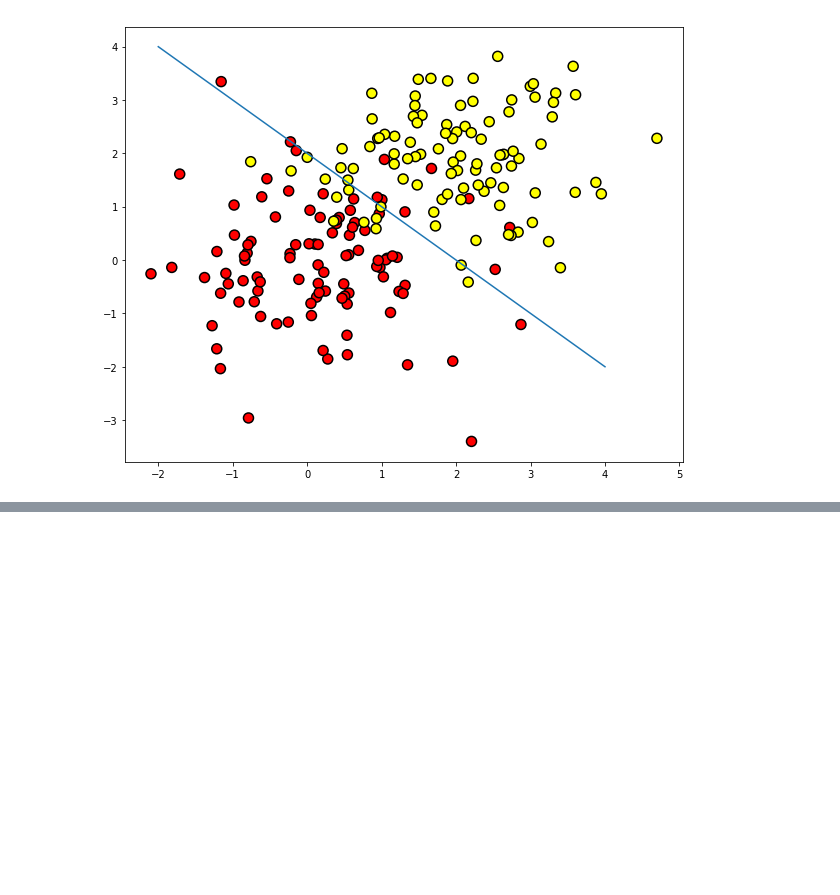
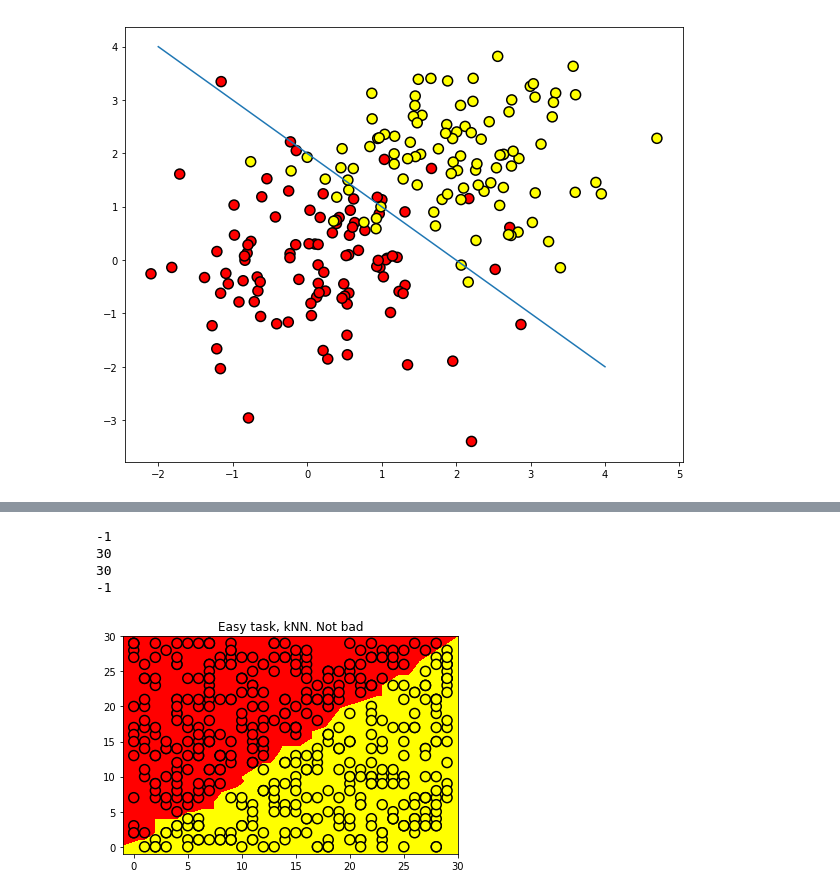
Before and after one commit to dmuml10/mlcourse.ai, a Jupyter notebook: Assignment3/Topic3.ipynb, the cells around one changed output, grey strips where cells are left out. Saved outputs shown, nothing was run; the diff lists cells and outputs as text; code cells hidden in the pictures; blank space fills up the shorter version.

```diff
--- a/Assignment3/Topic3.ipynb
+++ b/Assignment3/Topic3.ipynb
@@ -65,0 +382,15 @@ cmap='autumn', edgecolors='black', linewidth=1.5);
+# %%
+knn = KNeighborsClassifier(n_neighbors=1).fit(X, y)
+
+xx, yy = get_grid(X)
+predicted = knn.predict(np.c_[xx.ravel(), yy.ravel()]).reshape(xx.shape)
+plt.pcolormesh(xx, yy, predicted, cmap='autumn')
+plt.scatter(X[:, 0], X[:, 1], c=y, s=100,
+cmap='autumn', edgecolors='black', linewidth=1.5);
+plt.title('Easy task, kNN. Not bad');
+# %% [output]
+-1
+30
+30
+-1
+[figure, added]
```
Also changed, not shown: parts of 39 cells of this notebook.
